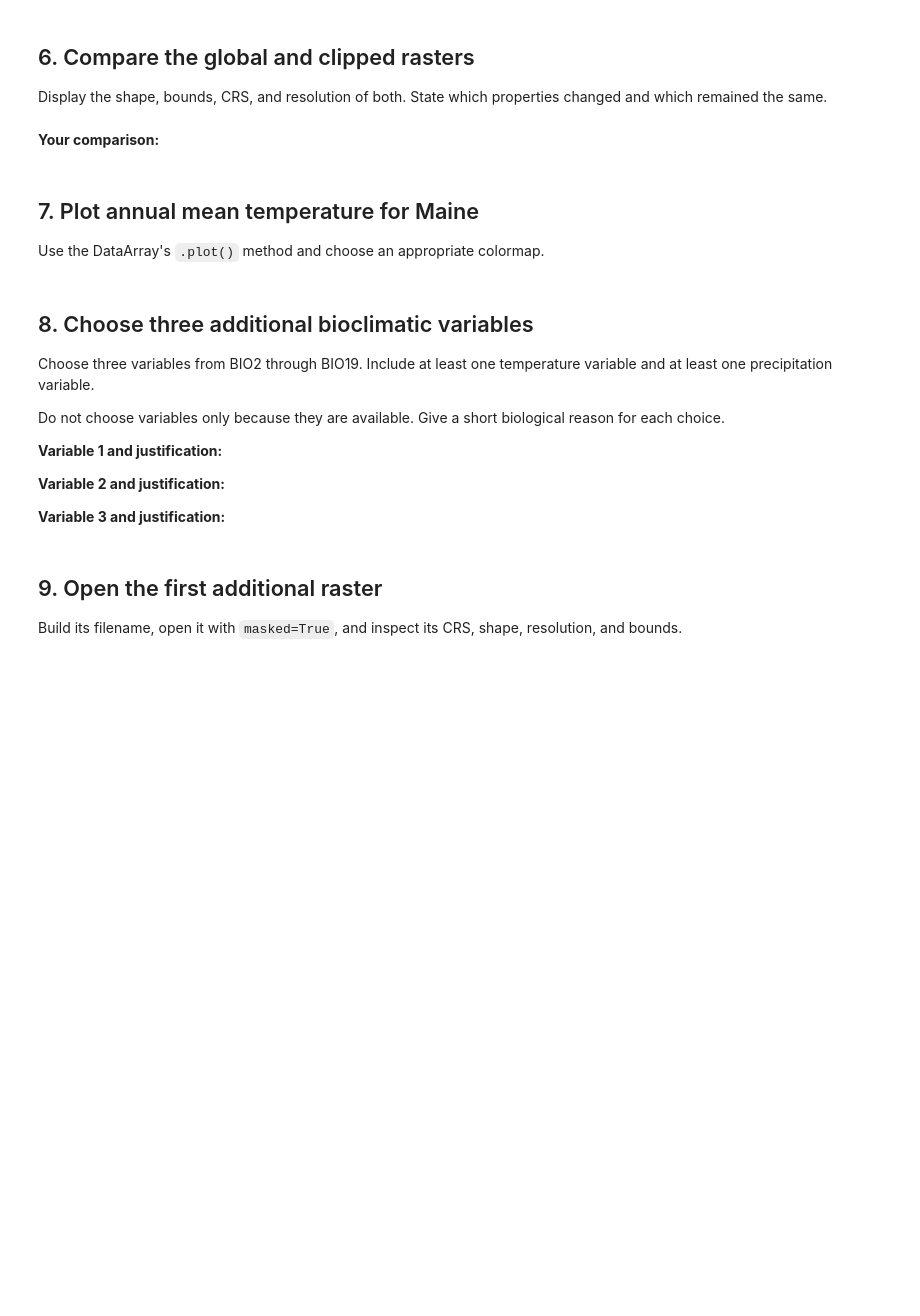
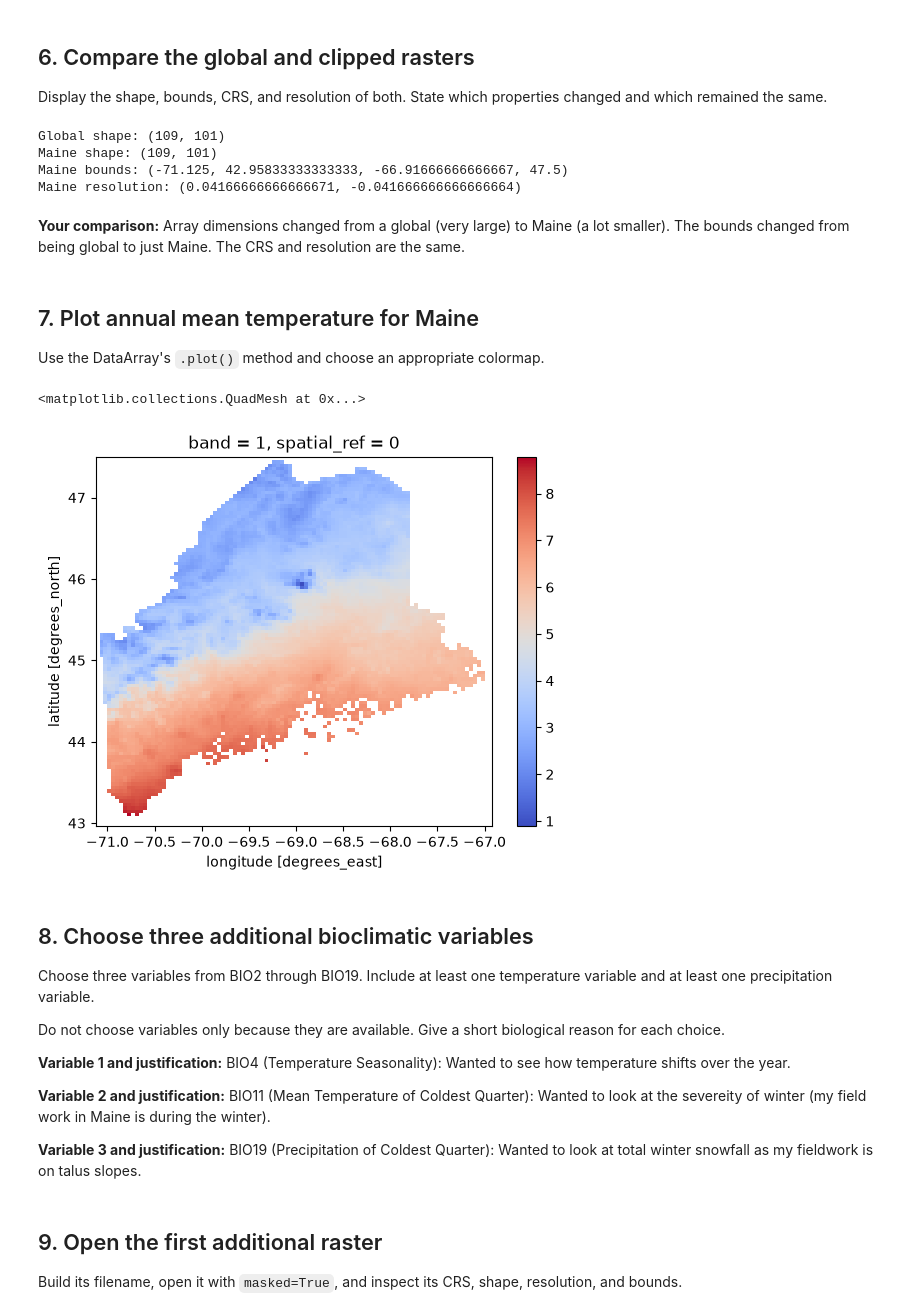
Before and after one commit to meganklutts/BIO597-SpatialBiodiversity, a Jupyter notebook: docs/assignments/Assignment-05-RasterData.ipynb, the cells around one changed output. Saved outputs shown, nothing was run; the diff lists cells and outputs as text; code cells hidden in the pictures; blank space fills up the shorter version.

```diff
--- a/docs/assignments/Assignment-05-RasterData.ipynb
+++ b/docs/assignments/Assignment-05-RasterData.ipynb
@@ -44,5 +70,11 @@ Read `Maine_State_Boundary.shp`. Inspect its CRS and shape, then use `dissolve()
 boundary_path = "../labs/ME_ShapeFiles/Maine_State_Boundary.shp"
 
 # Read the boundary.
+maine_boundary = gpd.read_file(boundary_path)
 # Print its CRS and shape.
+print(maine_boundary.shape)
+print(maine_boundary.crs)
+
 # Dissolve it to one row.
+maine_boundary = maine_boundary.dissolve()
+maine_boundary
@@ -51,12 +88,12 @@ boundary_path = "../labs/ME_ShapeFiles/Maine_State_Boundary.shp"
 
 Open `wc2.1_2.5m_bio_1.tif` with `masked=True`. Store the result as `bio1`.
 # %%
-bioclim_path = Path("/home/jovyan/shared-readwrite/bioclim")
+bioclim_path = Path("/home/jovyan/shared/bioclim")
 bio1_path = bioclim_path / "wc2.1_2.5m_bio_1.tif"
 
 bio1 = rxr.open_rasterio(
-    __________,
-    masked=__________,
+    bio1_path,
+    masked=True,
 )
 
 bio1
@@ -81,27 +149,40 @@ Add a brief comment beside each output explaining what it describes.
 Use `rio.clip()` with the dissolved boundary. Set `drop=True` and `from_disk=True`, then remove the one-band dimension with `squeeze()`.
 # %%
 bio1_maine = bio1.rio.clip(
-    __________.geometry,
-    __________.crs,
-    drop=__________,
-    from_disk=__________,
+    maine_boundary.geometry,
+    maine_boundary.crs,
+    drop=True,
+    from_disk=True,
 )
 
-bio1_maine = bio1_maine.__________()
+bio1_maine = bio1_maine.squeeze()
 # %% [markdown]
 ## 6. Compare the global and clipped rasters
 
 Display the shape, bounds, CRS, and resolution of both. State which properties changed and which remained the same.
 # %%
 # Compare global and clipped metadata here.
+print("Global shape:", bio1_maine.shape)
+print("Maine shape:", bio1_maine.shape)
+print("Maine bounds:", bio1_maine.rio.bounds())
+print("Maine resolution:", bio1_maine.rio.resolution())
+# %% [output]
+Global shape: (109, 101)
+Maine shape: (109, 101)
+Maine bounds: (-71.125, 42.95833333333333, -66.91666666666667, 47.5)
+Maine resolution: (0.04166666666666671, -0.041666666666666664)
 # %% [markdown]
-**Your comparison:**
+**Your comparison:** Array dimensions changed from a global (very large) to Maine (a lot smaller). The bounds changed from being global to just Maine. The CRS and resolution are the same.
 # %% [markdown]
 ## 7. Plot annual mean temperature for Maine
 
 Use the DataArray's `.plot()` method and choose an appropriate colormap.
 # %%
 # Plot bio1_maine here.
+bio1_maine.plot(cmap="coolwarm")
+# %% [output]
+<matplotlib.collections.QuadMesh at 0x...>
+[figure, added]
 # %% [markdown]
 ## 8. Choose three additional bioclimatic variables
 
@@ -109,11 +190,11 @@ Choose three variables from BIO2 through BIO19. Include at least one temperature
 
 Do not choose variables only because they are available. Give a short biological reason for each choice.
 
-**Variable 1 and justification:**
+**Variable 1 and justification:** BIO4 (Temperature Seasonality): Wanted to see how temperature shifts over the year.
 
-**Variable 2 and justification:**
+**Variable 2 and justification:** BIO11 (Mean Temperature of Coldest Quarter): Wanted to look at the severeity of winter (my field work in Maine is during the winter).
 
-**Variable 3 and justification:**
+**Variable 3 and justification:** BIO19 (Precipitation of Coldest Quarter): Wanted to look at total winter snowfall as my fieldwork is on talus slopes.
 # %% [markdown]
 ## 9. Open the first additional raster
 
```
Also changed, not shown: parts of 30 cells of this notebook.
